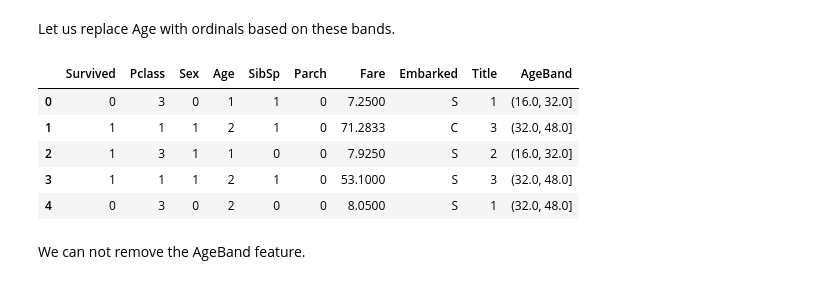
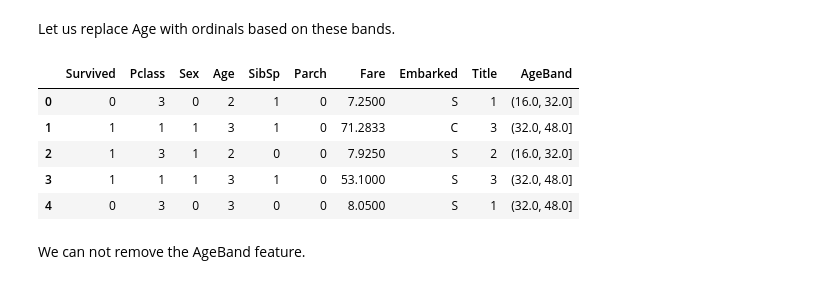
Before and after one commit to codlocker/CSE-572-Data-Mining, a Jupyter notebook: titanic-data-science-solutions.ipynb, the cells around one changed output. Saved outputs shown, nothing was run; the diff lists cells and outputs as text; code cells hidden in the pictures.

```diff
--- a/titanic-data-science-solutions.ipynb
+++ b/titanic-data-science-solutions.ipynb
@@ -616,19 +616,19 @@ train_df[['AgeBand', 'Survived']].groupby(['AgeBand'], as_index=False).mean().so
 Let us replace Age with ordinals based on these bands.
 # %%
 for dataset in combine:
-    dataset.loc[ dataset['Age'] <= 16, 'Age'] = 0
-    dataset.loc[(dataset['Age'] > 16) & (dataset['Age'] <= 32), 'Age'] = 1
-    dataset.loc[(dataset['Age'] > 32) & (dataset['Age'] <= 48), 'Age'] = 2
-    dataset.loc[(dataset['Age'] > 48) & (dataset['Age'] <= 64), 'Age'] = 3
+    dataset.loc[ dataset['Age'] <= 16, 'Age'] = 1
+    dataset.loc[(dataset['Age'] > 16) & (dataset['Age'] <= 32), 'Age'] = 2
+    dataset.loc[(dataset['Age'] > 32) & (dataset['Age'] <= 48), 'Age'] = 3
+    dataset.loc[(dataset['Age'] > 48) & (dataset['Age'] <= 64), 'Age'] = 4
     dataset.loc[ dataset['Age'] > 64, 'Age']
 train_df.head()
 # %% [output]
 |  | Survived | Pclass | Sex | Age | SibSp | Parch | Fare | Embarked | Title | AgeBand |
-| 0 | 0 | 3 | 0 | 1 | 1 | 0 | 7.2500 | S | 1 | (16.0, 32.0] |
-| 1 | 1 | 1 | 1 | 2 | 1 | 0 | 71.2833 | C | 3 | (32.0, 48.0] |
-| 2 | 1 | 3 | 1 | 1 | 0 | 0 | 7.9250 | S | 2 | (16.0, 32.0] |
-| 3 | 1 | 1 | 1 | 2 | 1 | 0 | 53.1000 | S | 3 | (32.0, 48.0] |
-| 4 | 0 | 3 | 0 | 2 | 0 | 0 | 8.0500 | S | 1 | (32.0, 48.0] |
+| 0 | 0 | 3 | 0 | 2 | 1 | 0 | 7.2500 | S | 1 | (16.0, 32.0] |
+| 1 | 1 | 1 | 1 | 3 | 1 | 0 | 71.2833 | C | 3 | (32.0, 48.0] |
+| 2 | 1 | 3 | 1 | 2 | 0 | 0 | 7.9250 | S | 2 | (16.0, 32.0] |
+| 3 | 1 | 1 | 1 | 3 | 1 | 0 | 53.1000 | S | 3 | (32.0, 48.0] |
+| 4 | 0 | 3 | 0 | 3 | 0 | 0 | 8.0500 | S | 1 | (32.0, 48.0] |
 # %% [markdown]
 We can not remove the AgeBand feature.
 # %%
```
Also changed, not shown: parts of 14 cells of this notebook.
